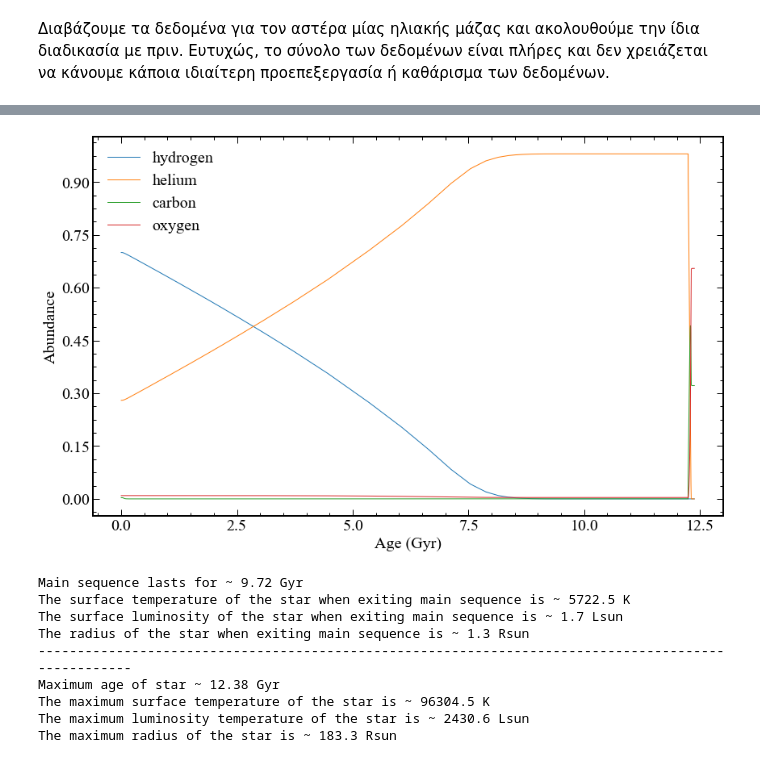
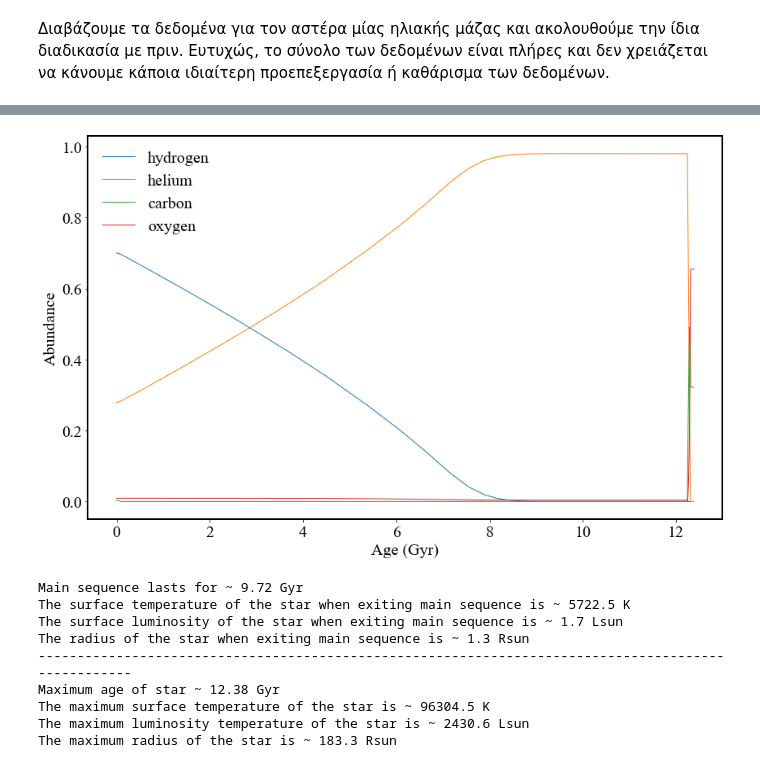
Before and after one commit to schanlar/python-UoC, a Jupyter notebook: 05.Astrophysics_Project/stellar_evolution_solution.ipynb, the cells around one changed output, grey strips where cells are left out. Saved outputs shown, nothing was run; the diff lists cells and outputs as text; code cells hidden in the pictures.

```diff
--- a/05.Astrophysics_Project/stellar_evolution_solution.ipynb
+++ b/05.Astrophysics_Project/stellar_evolution_solution.ipynb
@@ -461,18 +470,19 @@ Data columns (total 23 columns):
 dtypes: float64(23)
 memory usage: 3.1 MB
 # %%
-make_canvas(fontsize=20)
-plt.xlabel('Age (Gyr)')
-plt.ylabel('Abundance')
+# make_canvas(fontsize=20)
+
+_ = plt.xlabel('Age (Gyr)')
+_ = plt.ylabel('Abundance')
 
 _ = plt.plot(data['star_age']/1e9, data['center_h1'], label='hydrogen')
 _ = plt.plot(data['star_age']/1e9, data['center_he4'], label='helium')
 _ = plt.plot(data['star_age']/1e9, data['center_c12'], label='carbon')
 _ = plt.plot(data['star_age']/1e9, data['center_o16'], label='oxygen')
 
 _ = plt.legend(frameon=False)
 # %% [output]
-[figure, old version]
+[figure, new version]
 # %%
 zams_mask = np.isclose(data['center_h1'], max(data['center_h1']), atol=1e-3)
 h1_depleted_mask = data['center_h1'] < 1e-6
```
Also changed, not shown: parts of 8 cells of this notebook, 4 other files.
